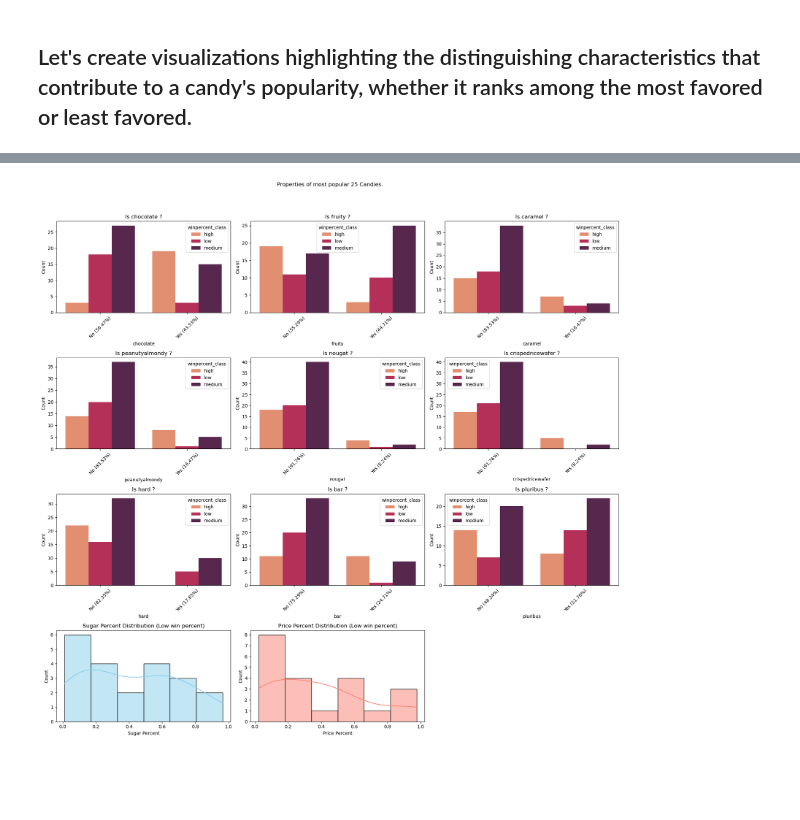
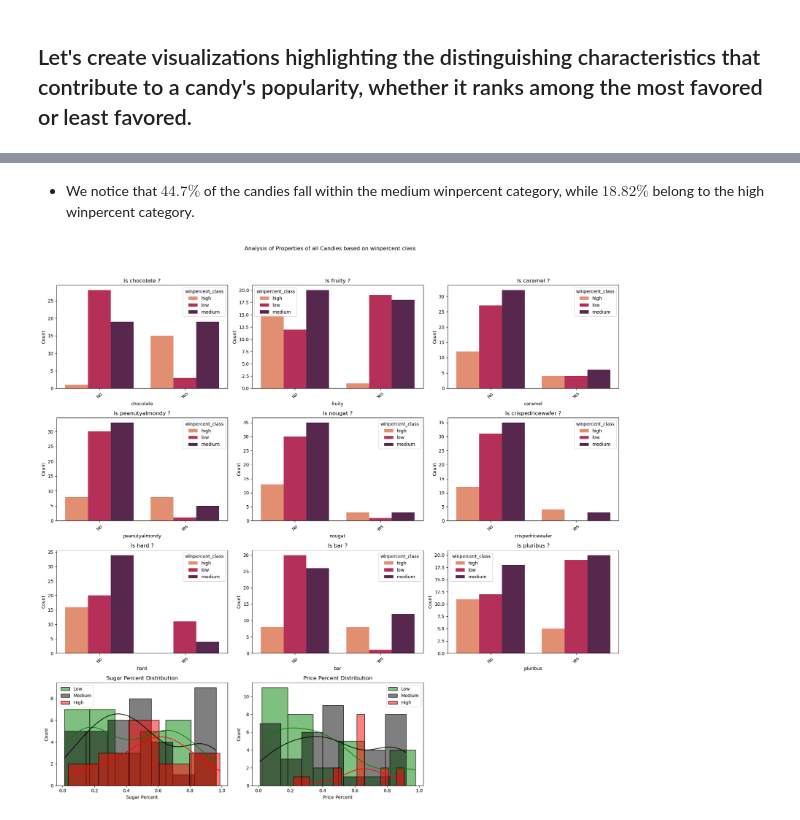
Before and after one commit to Jrana1/Candy-Ranking-Analysis, a Jupyter notebook: Lidl-Analytics-Case-Study.ipynb, the cells around one changed output, grey strips where cells are left out. Cells and saved outputs as stored; diff of their text form; code cells hidden in the pictures; blank space fills up the shorter version.

Commit message:
categorical analysis has been added

```diff
--- a/Lidl-Analytics-Case-Study.ipynb
+++ b/Lidl-Analytics-Case-Study.ipynb
@@ -198,8 +235,9 @@ plt.show()
 # %%
+# convert winpercent from continous->categorical variable
 def convert_winpercent_to_cat(x):
-    if x>=0 and x<39.141056:
+    if x>=22.44 and x<43:
         return 'low'
-    elif x>=39.141056 and x<59.863998:
+    elif x>=43 and x<66:
         return 'medium'
     return 'high'
 # %%
@@ -215,42 +257,41 @@ df.head()
+# %% [markdown]
++ We notice that $44.7\%$ of the candies fall within the medium winpercent category, while $18.82\%$ belong to the high winpercent category.
 # %%
-import matplotlib.pyplot as plt
-import seaborn as sns
 
-most_popular = df#df.sort_values(by='winpercent', ascending=True).iloc[:25,]
 fig, ax = plt.subplots(4, 3, figsize=(18, 18))
 axes = ax.flatten()
 idx = 0
 
 for i in range(3):
     for j in range(3):
         if idx < len(cat_vars):
-            sns.countplot(x=cat_vars[idx], data=most_popular, ax=ax[i, j], palette='rocket_r', hue='winpercent_class')
+            sns.countplot(x=cat_vars[idx], data=df, ax=ax[i, j], palette='rocket_r', hue='winpercent_class')
             axes[idx].set_title(f'Is {cat_vars[idx]} ?')
             axes[idx].set_ylabel('Count')
-            counts = most_popular[cat_vars[idx]].value_counts(normalize=True) * 100
-            no_percent = counts[0] if 0 in counts.index else 0
-            yes_percent = counts[1] if 1 in counts.index else 0
             axes[idx].set_xticks([0, 1])
-            axes[idx].set_xticklabels([f"No ({no_percent:.2f}%)", f"Yes ({yes_percent:.2f}%)"], rotation=45)
+            axes[idx].set_xticklabels(['No','Yes'], rotation=45)
         else:
             # Hide the empty subplot
             ax[i, j].axis('off')
         idx += 1
 
 # Plot separate histograms for continuous variables based on 'winpercent_class'
-sns.histplot(most_popular[most_popular['winpercent_class'] == 'low']['sugarpercent'], ax=ax[3, 0], kde=True, color='skyblue')
-ax[3, 0].set_title('Sugar Percent Distribution (Low win percent)')
+for cls, color in zip(['low', 'medium', 'high'], ['green', 'black', 'red']):
+    sns.histplot(df[df['winpercent_class'] == cls]['sugarpercent'], ax=ax[3, 0], kde=True, color=color, label=cls.capitalize())
+    sns.histplot(df[df['winpercent_class'] == cls]['pricepercent'], ax=ax[3, 1], kde=True, color=color, label=cls.capitalize())
+
+ax[3, 0].set_title('Sugar Percent Distribution')
 ax[3, 0].set_xlabel('Sugar Percent')
-
-sns.histplot(most_popular[most_popular['winpercent_class'] == 'low']['pricepercent'], ax=ax[3, 1], kde=True, color='salmon')
-ax[3, 1].set_title('Price Percent Distribution (Low win percent)')
+ax[3, 1].set_title('Price Percent Distribution')
 ax[3, 1].set_xlabel('Price Percent')
+ax[3, 0].legend()
+ax[3, 1].legend()
 
 # Hide the empty subplot
 ax[3, 2].axis('off')
 
-plt.suptitle('Properties of most popular 25 Candies.')
+plt.suptitle('Analysis of Properties of all Candies based on winpercent class')
 plt.tight_layout(rect=[0, 0.03, 1, 0.95])
 plt.show()
 # %% [output]
-[figure, old version]
+[figure, new version]
```
Also changed, not shown: parts of 14 cells of this notebook.
